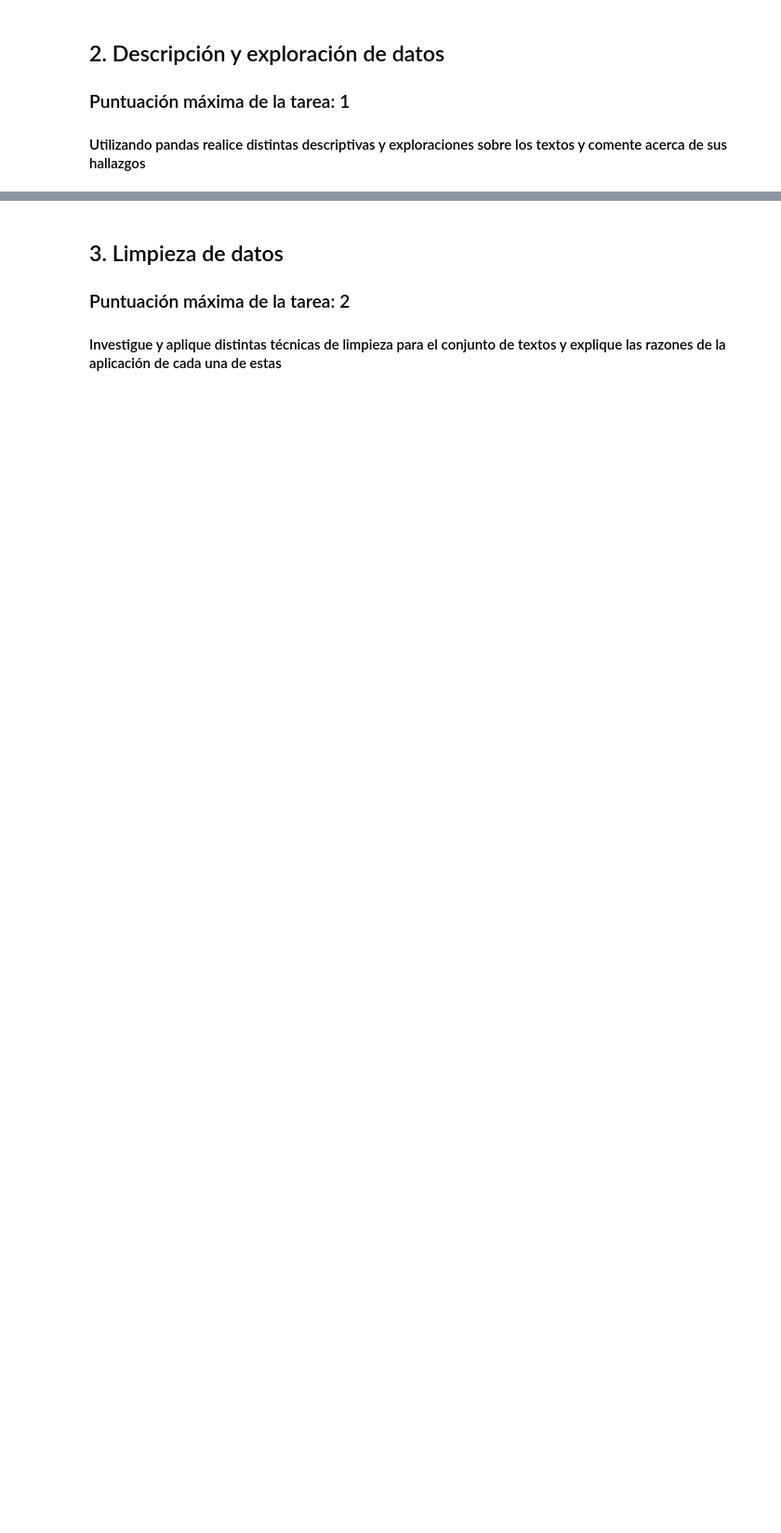
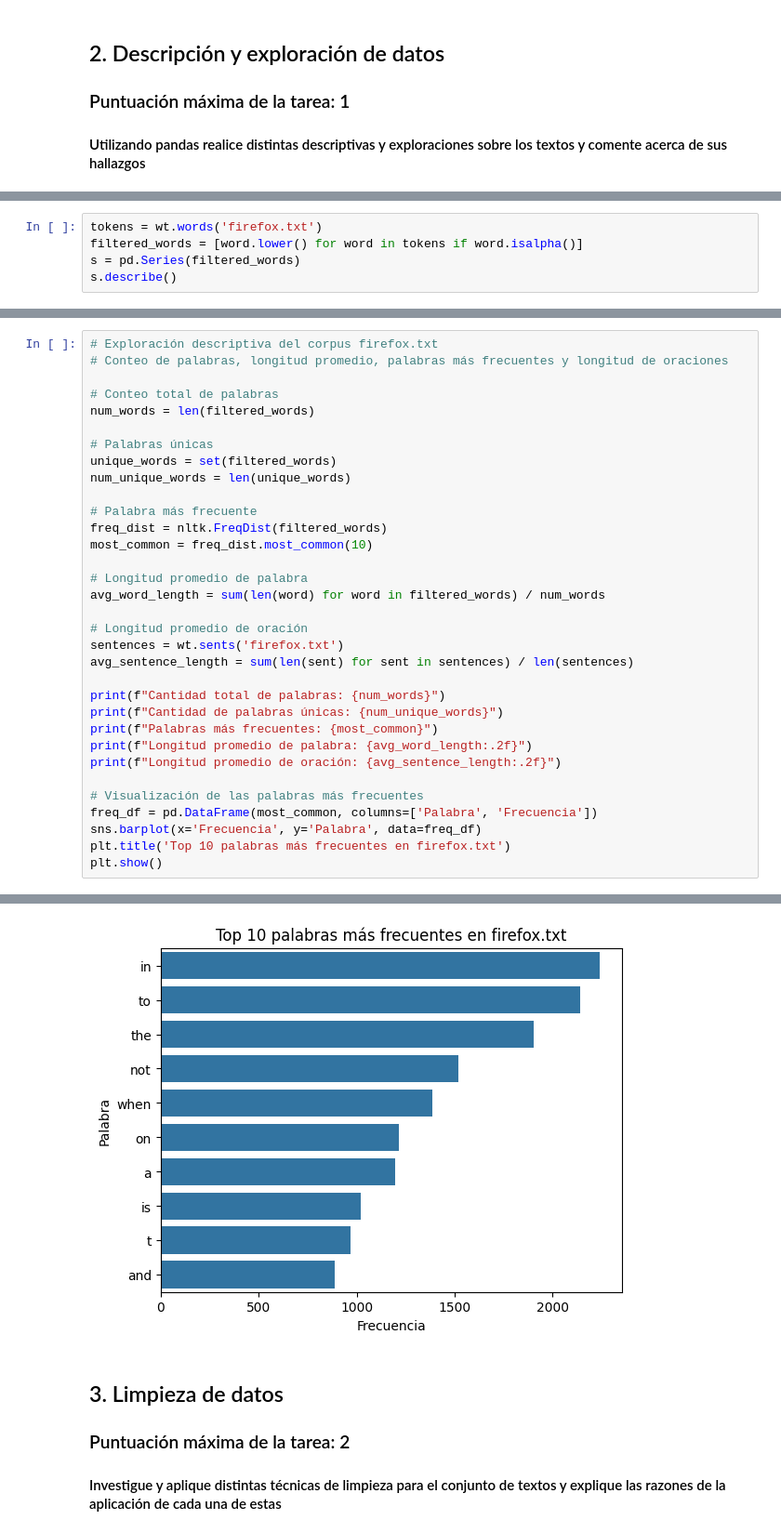
Before and after one commit to cristiandelahooz/first-porfolio, a Jupyter notebook: Portafolio Ejercicios 1.ipynb, the cells around one changed output, grey strips where cells are left out. Shown at 93% size. Drawn from its saved outputs; the diff is of its cells as text; blank space fills up the shorter version.

```diff
--- a/Portafolio Ejercicios 1.ipynb
+++ b/Portafolio Ejercicios 1.ipynb
@@ -48,0 +103,5 @@ Utilice esta celda para colocar comentarios en el notebook, cuando lo estime nec
+# %%
+tokens = wt.words('firefox.txt')
+filtered_words = [word.lower() for word in tokens if word.isalpha()]
+s = pd.Series(filtered_words)
+s.describe()
@@ -48,0 +114,34 @@ Utilice esta celda para colocar comentarios en el notebook, cuando lo estime nec
+# %%
+# Exploración descriptiva del corpus firefox.txt
+# Conteo de palabras, longitud promedio, palabras más frecuentes y longitud de oraciones
+
+# Conteo total de palabras
+num_words = len(filtered_words)
+
+# Palabras únicas
+unique_words = set(filtered_words)
+num_unique_words = len(unique_words)
+
+# Palabra más frecuente
+freq_dist = nltk.FreqDist(filtered_words)
+most_common = freq_dist.most_common(10)
+
+# Longitud promedio de palabra
+avg_word_length = sum(len(word) for word in filtered_words) / num_words
+
+# Longitud promedio de oración
+sentences = wt.sents('firefox.txt')
+avg_sentence_length = sum(len(sent) for sent in sentences) / len(sentences)
+
+print(f"Cantidad total de palabras: {num_words}")
+print(f"Cantidad de palabras únicas: {num_unique_words}")
+print(f"Palabras más frecuentes: {most_common}")
+print(f"Longitud promedio de palabra: {avg_word_length:.2f}")
+print(f"Longitud promedio de oración: {avg_sentence_length:.2f}")
+
+# Visualización de las palabras más frecuentes
+freq_df = pd.DataFrame(most_common, columns=['Palabra', 'Frecuencia'])
+sns.barplot(x='Frecuencia', y='Palabra', data=freq_df)
+plt.title('Top 10 palabras más frecuentes en firefox.txt')
+plt.show()
+# %% [output]
@@ -49,3 +153,4 @@ Utilice esta celda para colocar comentarios en el notebook, cuando lo estime nec
+[figure, added]
 # %% [markdown]
 ## 3. Limpieza de datos
 ### Puntuación máxima de la tarea: 2
```
Also changed, not shown: parts of 20 cells of this notebook.
